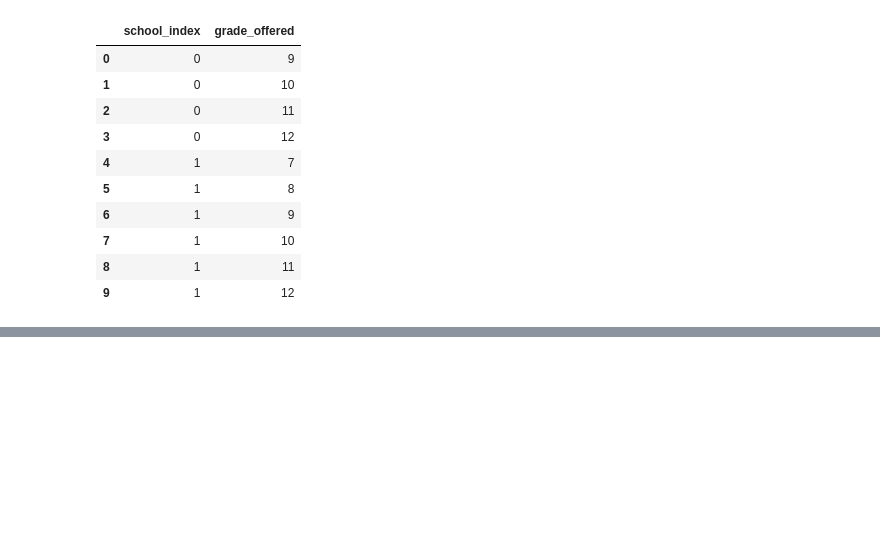
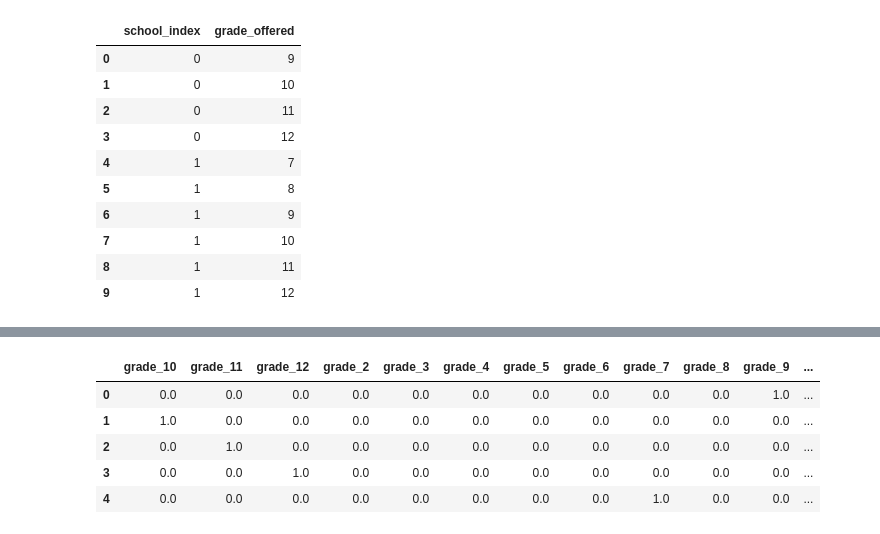
Before and after one commit to cenuno/classification, a Jupyter notebook: separate_rows/separate_rows.ipynb, the cells around one changed output, grey strips where cells are left out. Drawn from its saved outputs; the diff is of its cells as text; code cells hidden in the pictures; blank space fills up the shorter version.

```diff
--- a/separate_rows/separate_rows.ipynb
+++ b/separate_rows/separate_rows.ipynb
@@ -112,0 +133,12 @@ grades_df.head(10)
+# %%
+ohe = pd.DataFrame(encoder.transform(grades_df[["grade_offered"]]).toarray(),
+                   columns=encoder.get_feature_names(["grade"]))
+
+ohe.head()
+# %% [output]
+|  | grade_10 | grade_11 | grade_12 | grade_2 | grade_3 | grade_4 | grade_5 | grade_6 | grade_7 | grade_8 | grade_9 | ... |
+| 0 | 0.0 | 0.0 | 0.0 | 0.0 | 0.0 | 0.0 | 0.0 | 0.0 | 0.0 | 0.0 | 1.0 | ... |
+| 1 | 1.0 | 0.0 | 0.0 | 0.0 | 0.0 | 0.0 | 0.0 | 0.0 | 0.0 | 0.0 | 0.0 | ... |
+| 2 | 0.0 | 1.0 | 0.0 | 0.0 | 0.0 | 0.0 | 0.0 | 0.0 | 0.0 | 0.0 | 0.0 | ... |
+| 3 | 0.0 | 0.0 | 1.0 | 0.0 | 0.0 | 0.0 | 0.0 | 0.0 | 0.0 | 0.0 | 0.0 | ... |
+| 4 | 0.0 | 0.0 | 0.0 | 0.0 | 0.0 | 0.0 | 0.0 | 0.0 | 1.0 | 0.0 | 0.0 | ... |
```
Also changed, not shown: parts of 13 cells of this notebook, 1 other file.
